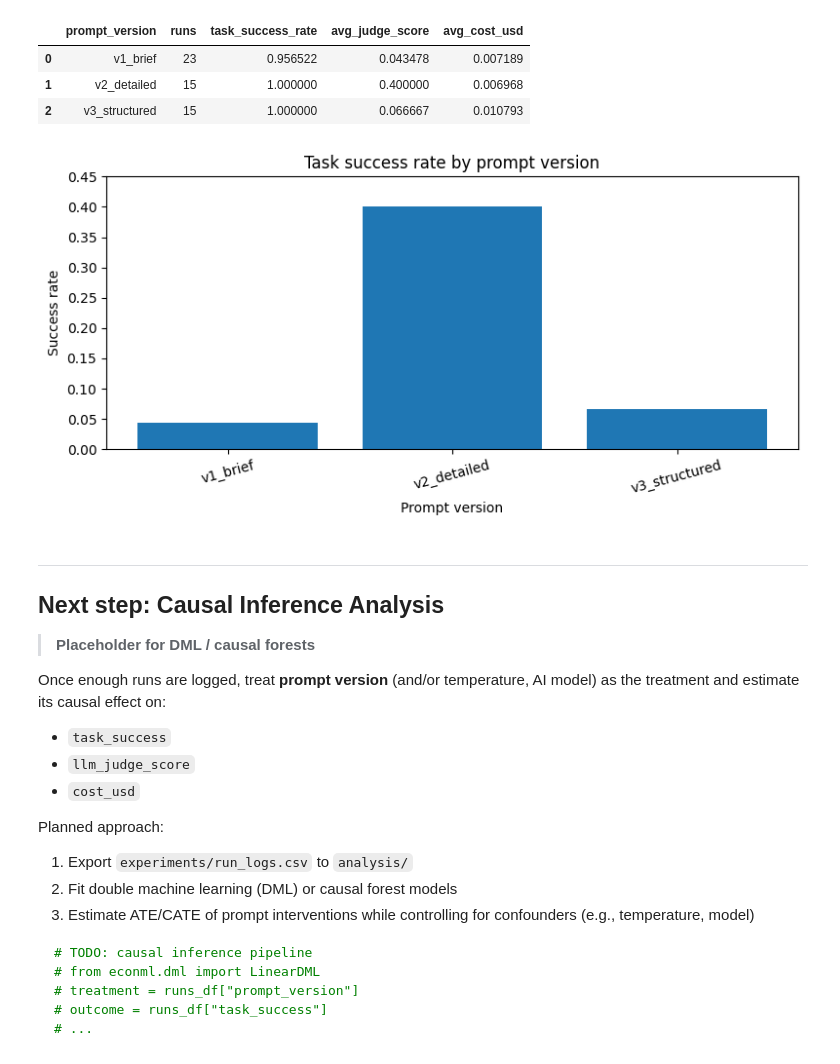
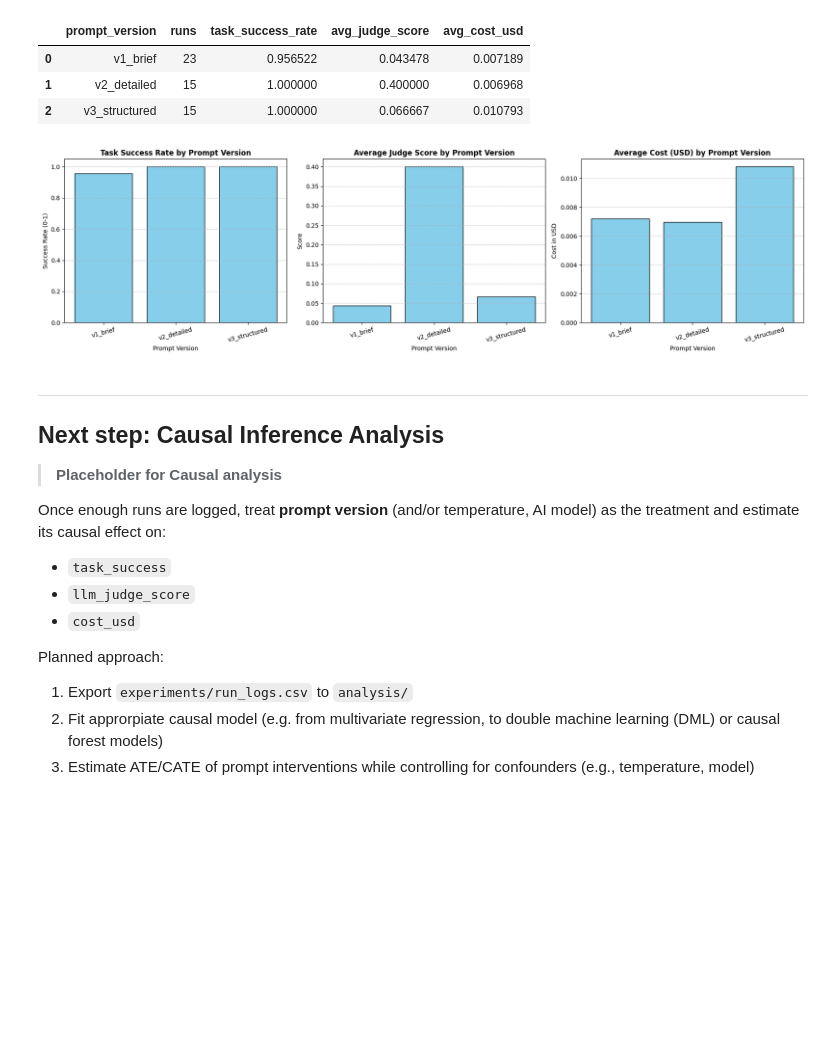
Before and after one commit to Yuriy-AP/causal-agent-eval, a Jupyter notebook: notebooks/01_agent_evaluation_demo.ipynb, the cells around one changed output. Cells and saved outputs as stored; diff of their text form; code cells hidden in the pictures; blank space fills up the shorter version.

Commit message:
Updated demo notebook (plots and TODO)

````diff
--- a/notebooks/01_agent_evaluation_demo.ipynb
+++ b/notebooks/01_agent_evaluation_demo.ipynb
@@ -162,24 +158,40 @@ summary
 | 0 | v1_brief | 23 | 0.956522 | 0.043478 | 0.007189 |
 | 1 | v2_detailed | 15 | 1.000000 | 0.400000 | 0.006968 |
 | 2 | v3_structured | 15 | 1.000000 | 0.066667 | 0.010793 |
-# %%
-fig, ax = plt.subplots(figsize=(8, 4))
-ax.bar(summary["prompt_version"], summary["avg_judge_score"])
-ax.set_title("Task success rate by prompt version")
-ax.set_xlabel("Prompt version")
-ax.set_ylabel("Success rate")
-ax.set_ylim(0, 0.45)
-plt.xticks(rotation=15)
-plt.tight_layout()
-plt.show()
-# %% [output]
-[figure, removed]
+# %%
+# Create a figure with 1 row and 3 columns side-by-side
+fig, axes = plt.subplots(1, 3, figsize=(18, 5))
+
+# List of metrics, titles, and Y-axis labels to loop through
+metrics = ["task_success_rate", "avg_judge_score", "avg_cost_usd"]
+titles = ["Task Success Rate", "Average Judge Score", "Average Cost (USD)"]
+y_labels = ["Success Rate (0-1)", "Score", "Cost in USD"]
+
+# Loop through and build each subplot
+for i, metric in enumerate(metrics):
+    ax = axes[i]
+    ax.bar(summary["prompt_version"], summary[metric], color="skyblue", edgecolor="black")
+
+    # Set labels and titles dynamically
+    ax.set_title(f"{titles[i]} by Prompt Version", fontsize=12, fontweight="bold")
+    ax.set_xlabel("Prompt Version", fontsize=10)
+    ax.set_ylabel(y_labels[i], fontsize=10)
+
+    # Adjust layout aesthetics
+    ax.tick_params(axis='x', rotation=15)
+    ax.grid(axis='y', linestyle='--', alpha=0.7)
+
+# Prevent overlapping elements and show the clean final layout
+plt.tight_layout()
+plt.show()
+# %% [output]
+[figure, added]
 # %% [markdown]
 ---
 
 ## Next step: Causal Inference Analysis
 
-> **Placeholder for DML / causal forests**
+> **Placeholder for Causal analysis**
 
 Once enough runs are logged, treat **prompt version** (and/or temperature, AI model) as the treatment and estimate its causal effect on:
 
@@ -189,13 +201,5 @@ Once enough runs are logged, treat **prompt version** (and/or temperature, AI mo
 
 Planned approach:
 1. Export `experiments/run_logs.csv` to `analysis/`
-2. Fit double machine learning (DML) or causal forest models
+2. Fit approrpiate causal model (e.g. from multivariate regression, to double machine learning (DML) or causal forest models)
 3. Estimate ATE/CATE of prompt interventions while controlling for confounders (e.g., temperature, model)
-
-```python
-# TODO: causal inference pipeline
-# from econml.dml import LinearDML
-# treatment = runs_df["prompt_version"]
-# outcome = runs_df["task_success"]
-# ...
-```
````
Also changed, not shown: parts of 2 cells of this notebook.
